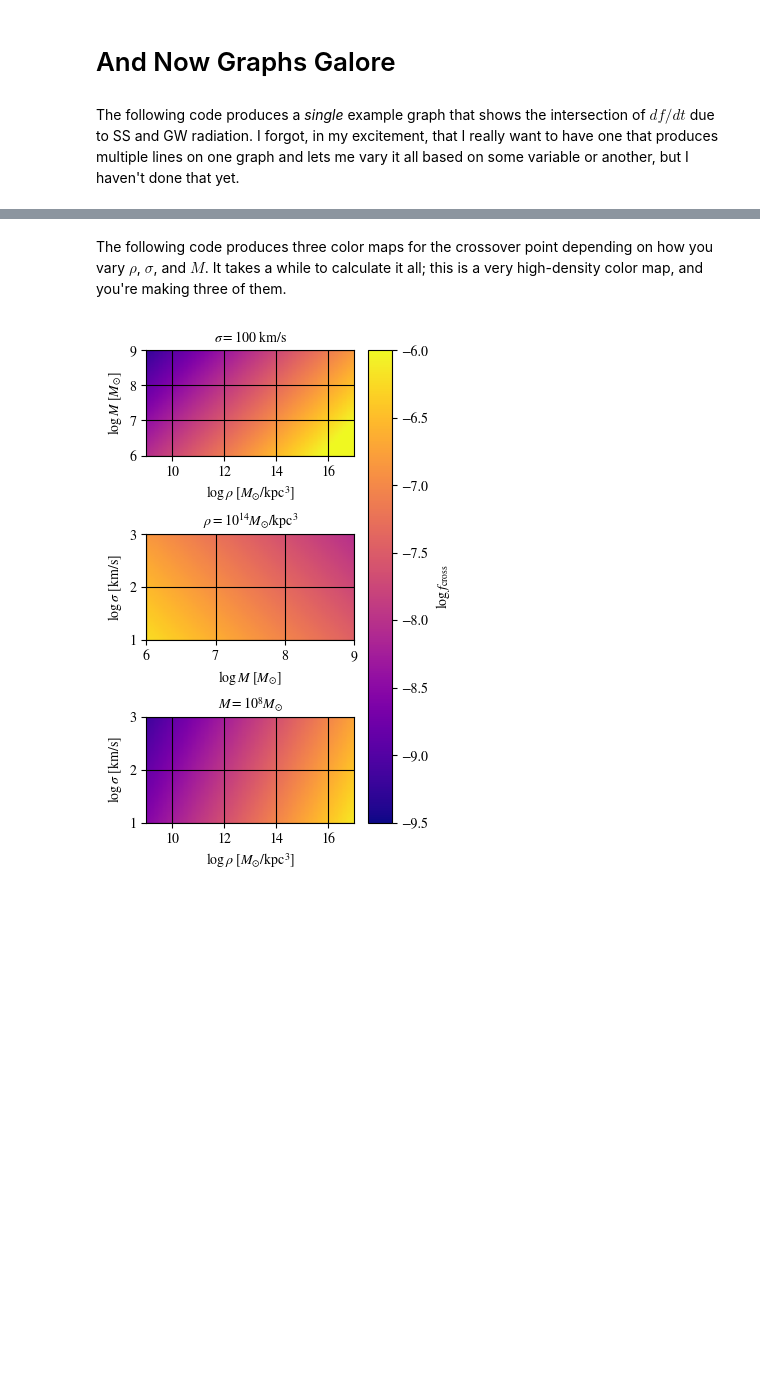
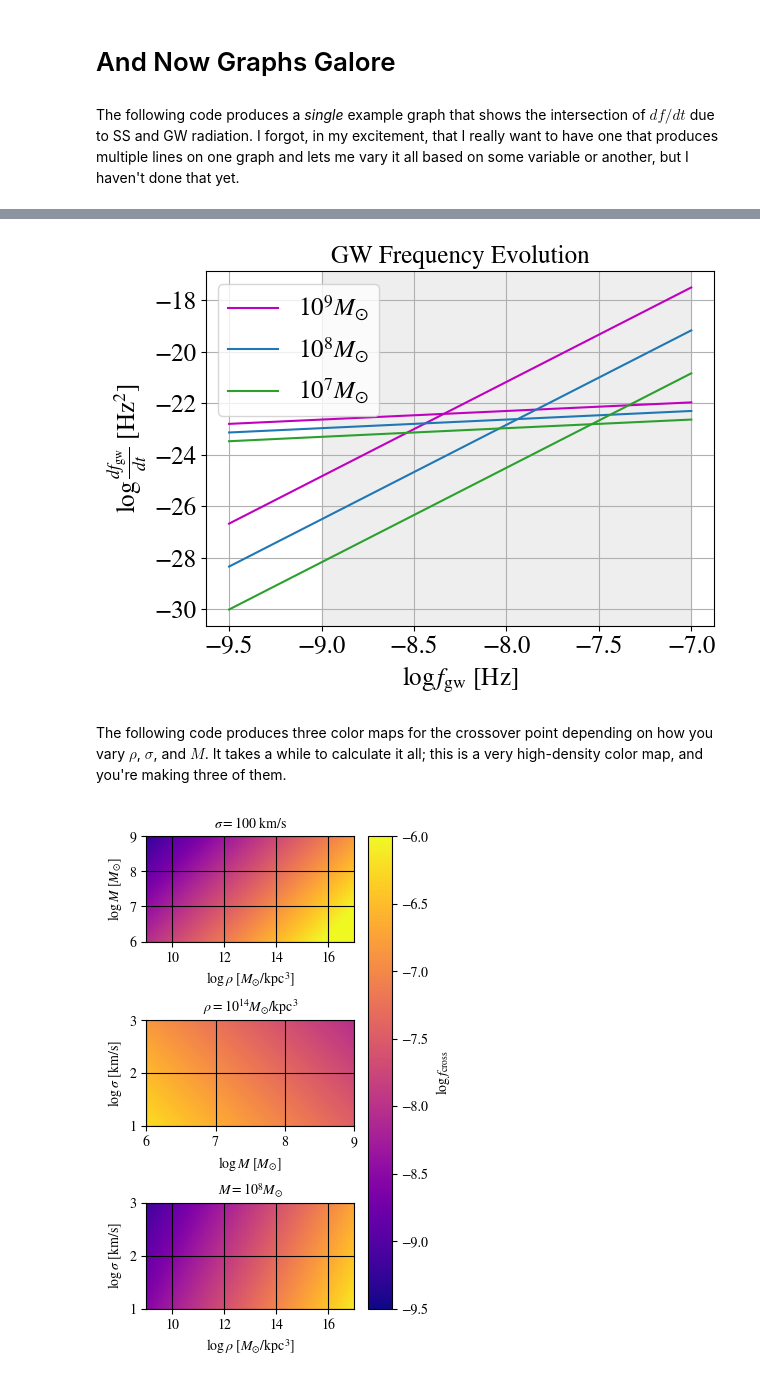
Before and after one commit to itsrainingsomewhere/smbhb-environments, a Jupyter notebook: Notebooks/StellarScatteringSesana_wAstropy.ipynb, the cells around one changed output, grey strips where cells are left out. Drawn from its saved outputs; the diff is of its cells as text; code cells hidden in the pictures; blank space fills up the shorter version.

```diff
--- a/Notebooks/StellarScatteringSesana_wAstropy.ipynb
+++ b/Notebooks/StellarScatteringSesana_wAstropy.ipynb
@@ -167,3 +210,63 @@ plt.savefig("example.png", transparent = True)
+# %%
+testM = 1e9 * u.solMass
+testq = 1
+testSigma = 100 * u.km / u.s
+testRho = 1e12 * u.solMass / (u.kpc ** 3)
+
+smallM = 1e8 * u.solMass
+smallerM = 1e7 * u.solMass
+
+testChirp = testM * (testq / (1 + testq) ** 2) ** (3/5)
+smallChirp = smallM * (testq / (1 + testq) ** 2) ** (3/5)
+smallerChirp = smallerM * (testq / (1 + testq) ** 2) ** (3/5)
+
+logFrequencies = np.linspace(-9.5, -7)
+
+logSSEvolutions = []
+for x in range(len(logFrequencies)):
+    logSSEvolutions.append(np.log10(ssFrequencyDerivative(testM, testSigma, testRho, (10 ** logFrequencies[x]) * u.Hz) * u.s**2) )
+
+#I think this is scaled wrong
+logGWEvolutions = []
+for x in range(len(logFrequencies)):
+    logGWEvolutions.append(utils.logGWFrequencyDerivative(testChirp.value, 10 ** logFrequencies[x]))
+
+smallSS = []
+for x in range(len(logFrequencies)):
+    smallSS.append(np.log10(ssFrequencyDerivative(smallM, testSigma, testRho, (10 ** logFrequencies[x]) * u.Hz) * u.s**2) )
+
+smallGW = []
+for x in range(len(logFrequencies)):
+    smallGW.append(utils.logGWFrequencyDerivative(smallChirp.value, 10 ** logFrequencies[x]))
+
+smallerSS = []
+for x in range(len(logFrequencies)):
+    smallerSS.append(np.log10(ssFrequencyDerivative(smallerM, testSigma, testRho, (10 ** logFrequencies[x]) * u.Hz) * u.s**2) )
+
+smallerGW = []
+for x in range(len(logFrequencies)):
+    smallerGW.append(utils.logGWFrequencyDerivative(smallerChirp.value, 10 ** logFrequencies[x]))
+
+plt.plot(logFrequencies, logGWEvolutions, label=r"$10^9 M_{\odot}$", color="m")
+plt.plot(logFrequencies, logSSEvolutions, color="m")
+plt.plot(logFrequencies, smallSS, label=r"$10^8 M_{\odot}$", color="tab:blue")
+plt.plot(logFrequencies, smallGW, color="tab:blue")
+plt.plot(logFrequencies, smallerSS, label=r"$10^7 M_{\odot}$", color="tab:green")
+plt.plot(logFrequencies, smallerGW, color="tab:green")
+#works totally fine, the issue is just plotting
+plt.xlabel(r"$\log f_{\text{gw}}$ [Hz]", fontsize = 18)
+plt.xticks(fontsize = 18)
+plt.yticks(fontsize = 18)
+plt.axvspan(-9, -7, color="#eeeeee")
+plt.ylabel(r"$\log \frac{df_{\text{gw}}}{dt}$ [Hz$^2$]", fontsize = 18) #or should this be Hz^2?
+plt.title("GW Frequency Evolution", fontsize = 18)
+plt.legend(fontsize = 18)
+plt.grid()
+plt.tight_layout()
+
+#would be nice if I could label the stuff somehow . . .
+# %% [output]
+[figure, added]
 # %% [markdown]
 The following code produces three color maps for the crossover point depending on how you vary $\rho$, $\sigma$, and $M$. It takes a while to calculate it all; this is a very high-density color map, and you're making three of them.
 # %%
```
Also changed, not shown: parts of 5 cells of this notebook.
